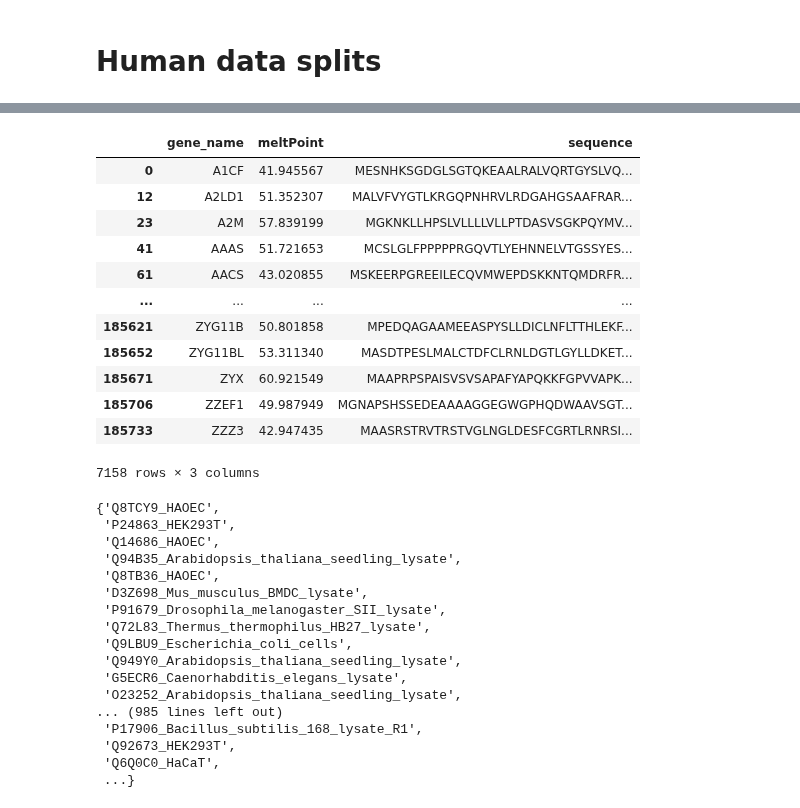
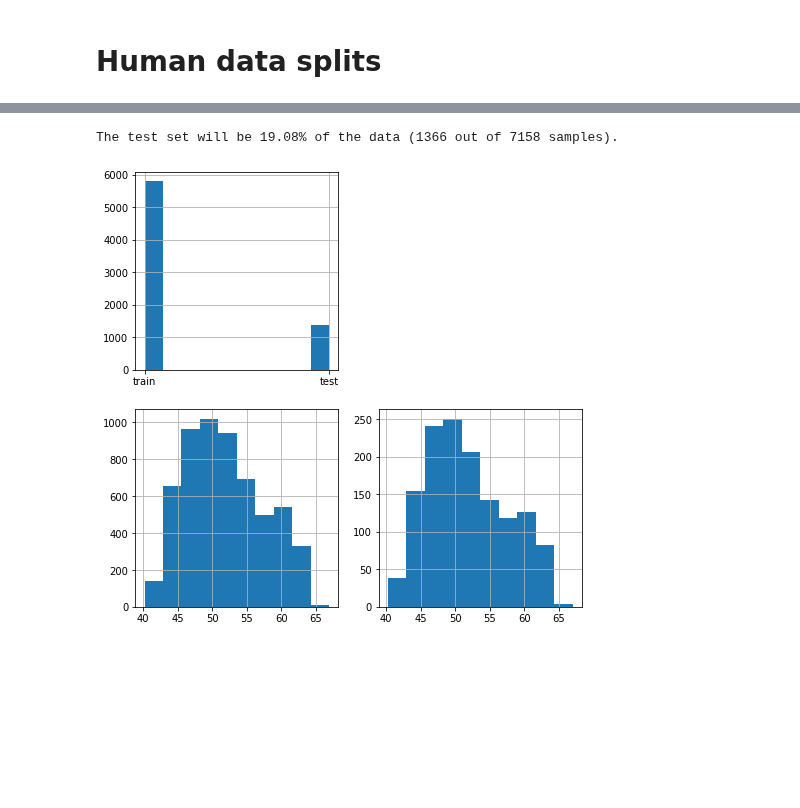
Before and after one commit to J-SNACKKB/FLIP, a Jupyter notebook: collect_splits/2_meltome_atlas.ipynb, the cells around one changed output, grey strips where cells are left out. Drawn from its saved outputs; the diff is of its cells as text; code cells hidden in the pictures; blank space fills up the shorter version.

```diff
--- a/collect_splits/2_meltome_atlas.ipynb
+++ b/collect_splits/2_meltome_atlas.ipynb
@@ -457,52 +485,27 @@ human_proteins.dropna(inplace=True)
 # %%
 # Only human data from one cell line (HepG2) in one experiment (the first in the set)
 human_HepG2_proteins = human_data[
     human_data.cell_line_or_type == "HepG2"
 ][
     ['gene_name', 'meltPoint']
 ].drop_duplicates(subset=['gene_name'], keep="first")
 
 # Make sure that only unique names are in the gene name
 assert(len(human_HepG2_proteins) == len(human_HepG2_proteins.gene_name.unique()))
 
-# Map gene name to sequence and add to DF
-human_HepG2_proteins['sequence'] = human_HepG2_proteins.apply(gene_to_sequence, axis=1)
+# Map accession, sequence, set and val split to entry
+human_HepG2_proteins = human_HepG2_proteins.apply(gene_to_sequence_set, axis=1)
 
 # Drop rows where sequence could not be mapped
 human_HepG2_proteins.dropna(inplace=True)
+
+# Plot statistics
+plot_data_statistics(human_HepG2_proteins, 'set', 'target')
+
+# Write to CSV
+human_HepG2_proteins[
+    ['sequence', 'target', 'set', 'validation']
+].to_csv(split_path / 'splits' / 'human_cell.csv', index=False)
+# %% [output]
+The test set will be 19.08% of the data (1366 out of 7158 samples).
+[figure, added]
-# %%
-human_HepG2_proteins
-# %% [output]
-|  | gene_name | meltPoint | sequence |
-| 0 | A1CF | 41.945567 | MESNHKSGDGLSGTQKEAALRALVQRTGYSLVQ... |
-| 12 | A2LD1 | 51.352307 | MALVFVYGTLKRGQPNHRVLRDGAHGSAAFRAR... |
-| 23 | A2M | 57.839199 | MGKNKLLHPSLVLLLLVLLPTDASVSGKPQYMV... |
-| 41 | AAAS | 51.721653 | MCSLGLFPPPPPRGQVTLYEHNNELVTGSSYES... |
-| 61 | AACS | 43.020855 | MSKEERPGREEILECQVMWEPDSKKNTQMDRFR... |
-| ... | ... | ... | ... |
-| 185621 | ZYG11B | 50.801858 | MPEDQAGAAMEEASPYSLLDICLNFLTTHLEKF... |
-| 185652 | ZYG11BL | 53.311340 | MASDTPESLMALCTDFCLRNLDGTLGYLLDKET... |
-| 185671 | ZYX | 60.921549 | MAAPRPSPAISVSVSAPAFYAPQKKFGPVVAPK... |
-| 185706 | ZZEF1 | 49.987949 | MGNAPSHSSEDEAAAAGGEGWGPHQDWAAVSGT... |
-| 185733 | ZZZ3 | 42.947435 | MAASRSTRVTRSTVGLNGLDESFCGRTLRNRSI... |
-7158 rows × 3 columns
-# %%
-train
-# %% [output]
-{'Q8TCY9_HAOEC',
- 'P24863_HEK293T',
- 'Q14686_HAOEC',
- 'Q94B35_Arabidopsis_thaliana_seedling_lysate',
- 'Q8TB36_HAOEC',
- 'D3Z698_Mus_musculus_BMDC_lysate',
- 'P91679_Drosophila_melanogaster_SII_lysate',
- 'Q72L83_Thermus_thermophilus_HB27_lysate',
- 'Q9LBU9_Escherichia_coli_cells',
- 'Q949Y0_Arabidopsis_thaliana_seedling_lysate',
- 'G5ECR6_Caenorhabditis_elegans_lysate',
- 'O23252_Arabidopsis_thaliana_seedling_lysate',
-... (985 lines left out)
- 'P17906_Bacillus_subtilis_168_lysate_R1',
- 'Q92673_HEK293T',
- 'Q6Q0C0_HaCaT',
- ...}
```
Also changed, not shown: parts of 10 cells of this notebook, 1 other file.
